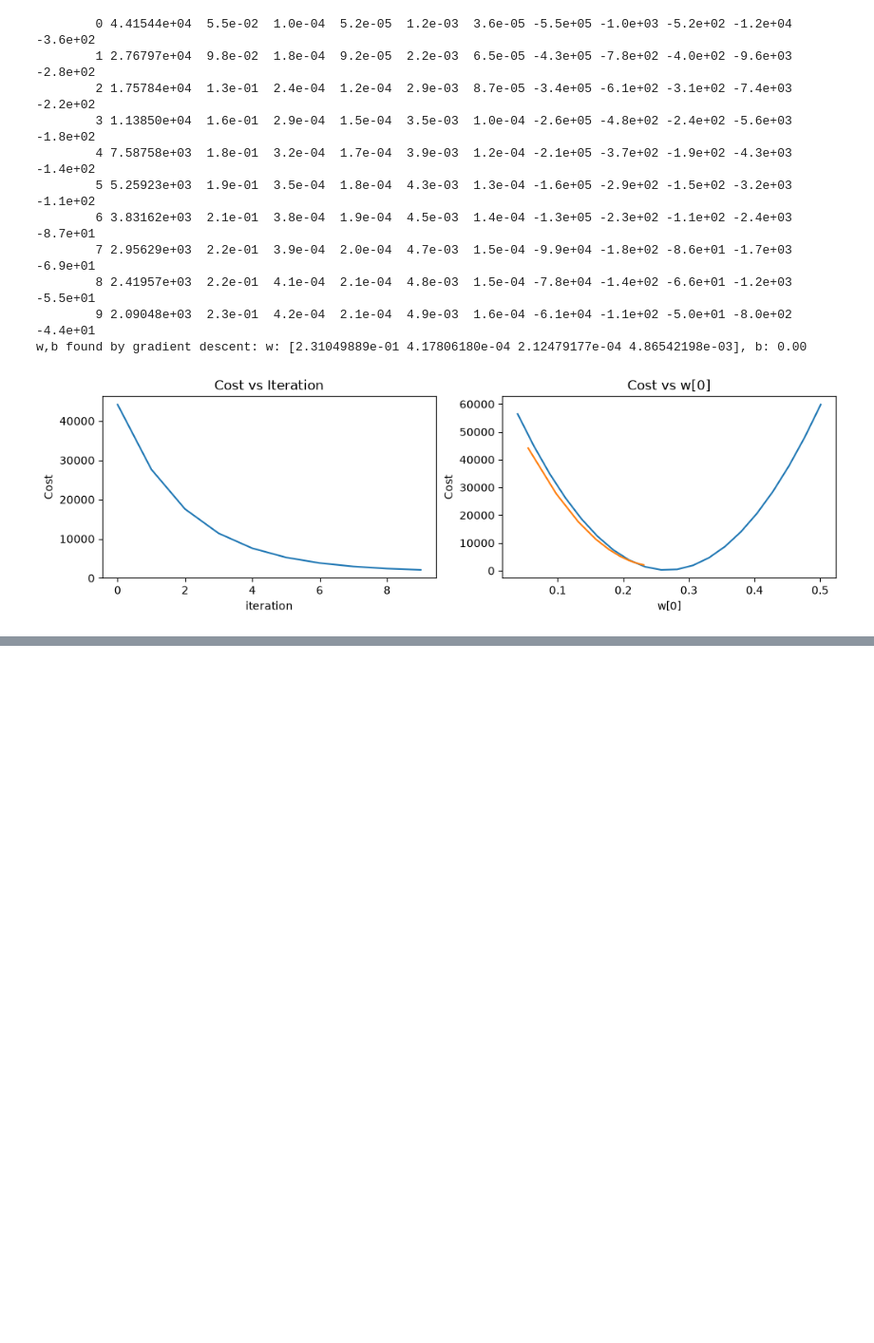
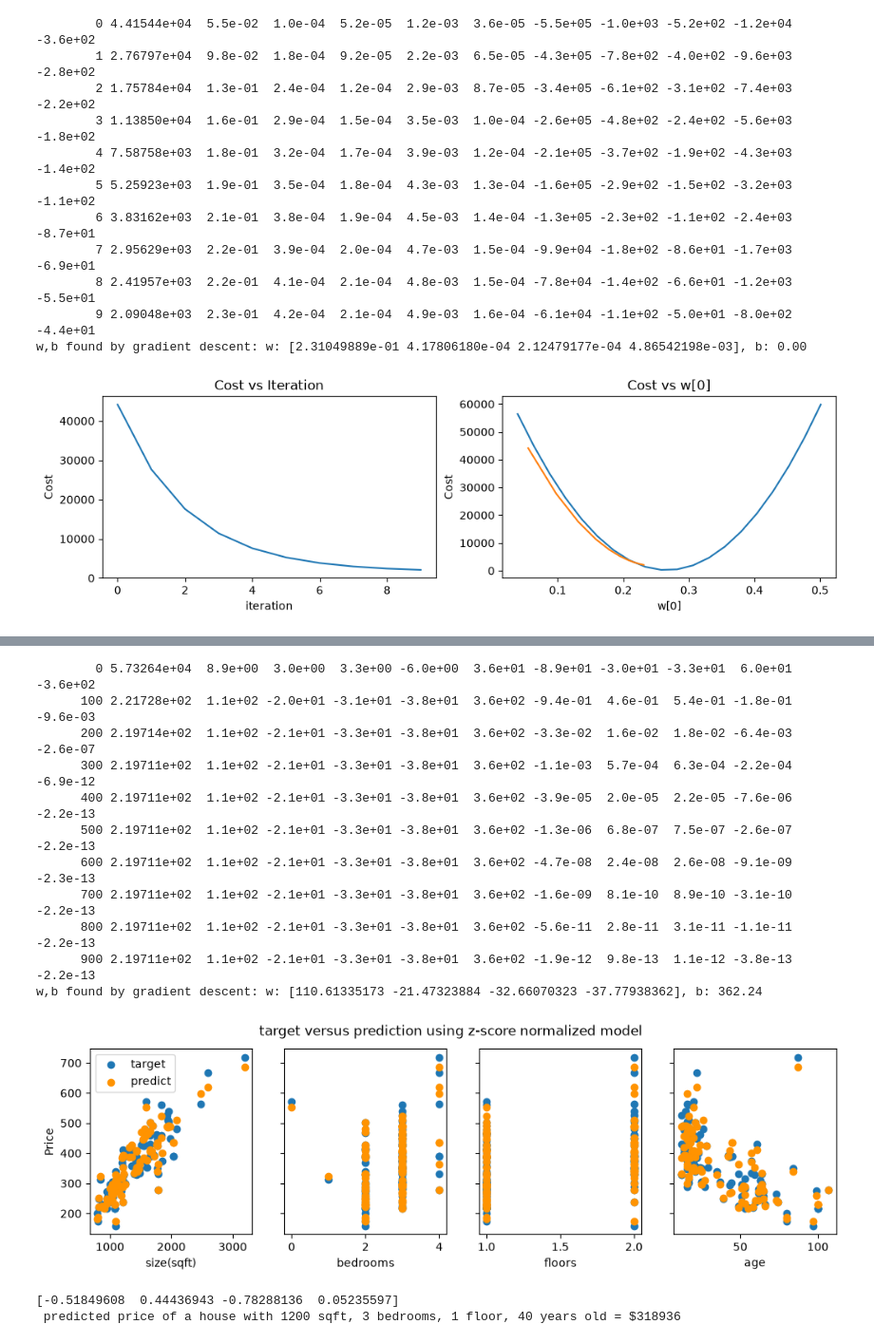
Before and after one commit to themohamedsabbah/house-price-prediction-linear-regression, a Jupyter notebook: src/visual_steps.ipynb, the cells around one changed output, grey strips where cells are left out. Shown at 95% size. Saved outputs shown, nothing was run; the diff lists cells and outputs as text; code cells hidden in the pictures; blank space fills up the shorter version.

```diff
--- a/src/visual_steps.ipynb
+++ b/src/visual_steps.ipynb
@@ -3,8 +3,10 @@ from data_loader import load_dataset
 from pathlib import Path
 import matplotlib.pyplot as plt
 
-from linear_regression import run_gradient_descent
-from plot import plot_cost_i_w
+from linear_regression import run_gradient_descent, zscore_normalize_features
+from plot import plot_cost_i_w, norm_plot
+import numpy as np
+dlc = dict(dlblue = '#0096ff', dlorange = '#FF9300', dldarkred='#C00000', dlmagenta='#FF40FF', dlpurple='#7030A0')
 # %%
 FEATURE_NAMES = ("size_sqft", "bedrooms", "floors", "age_years")
 DATA_DIR = Path.cwd() / "data"
@@ -74,0 +106,40 @@ w,b found by gradient descent: w: [2.31049889e-01 4.17806180e-04 2.12479177e-04
+# %%
+w_norm, b_norm, hist = run_gradient_descent(X_norm, y_train, 1000, 1.0e-1, )
+#predict target using normalized features
+m = X_norm.shape[0]
+yp = np.zeros(m)
+for i in range(m):
+    yp[i] = np.dot(X_norm[i], w_norm) + b_norm
+
+    # plot predictions and targets versus original features
+fig,ax=plt.subplots(1,4,figsize=(12, 3),sharey=True)
+for i in range(len(ax)):
+    ax[i].scatter(X_train[:,i],y_train, label = 'target')
+    ax[i].set_xlabel(X_features[i])
+    ax[i].scatter(X_train[:,i],yp,color=dlc["dlorange"], label = 'predict')
+ax[0].set_ylabel("Price"); ax[0].legend();
+fig.suptitle("target versus prediction using z-score normalized model")
+plt.show()
+# %% [output]
+        0 5.73264e+04  8.9e+00  3.0e+00  3.3e+00 -6.0e+00  3.6e+01 -8.9e+01 -3.0e+01 -3.3e+01  6.0e+01 -3.6e+02
+      100 2.21728e+02  1.1e+02 -2.0e+01 -3.1e+01 -3.8e+01  3.6e+02 -9.4e-01  4.6e-01  5.4e-01 -1.8e-01 -9.6e-03
+      200 2.19714e+02  1.1e+02 -2.1e+01 -3.3e+01 -3.8e+01  3.6e+02 -3.3e-02  1.6e-02  1.8e-02 -6.4e-03 -2.6e-07
+      300 2.19711e+02  1.1e+02 -2.1e+01 -3.3e+01 -3.8e+01  3.6e+02 -1.1e-03  5.7e-04  6.3e-04 -2.2e-04 -6.9e-12
+      400 2.19711e+02  1.1e+02 -2.1e+01 -3.3e+01 -3.8e+01  3.6e+02 -3.9e-05  2.0e-05  2.2e-05 -7.6e-06 -2.2e-13
+      500 2.19711e+02  1.1e+02 -2.1e+01 -3.3e+01 -3.8e+01  3.6e+02 -1.3e-06  6.8e-07  7.5e-07 -2.6e-07 -2.2e-13
+      600 2.19711e+02  1.1e+02 -2.1e+01 -3.3e+01 -3.8e+01  3.6e+02 -4.7e-08  2.4e-08  2.6e-08 -9.1e-09 -2.3e-13
+      700 2.19711e+02  1.1e+02 -2.1e+01 -3.3e+01 -3.8e+01  3.6e+02 -1.6e-09  8.1e-10  8.9e-10 -3.1e-10 -2.2e-13
+      800 2.19711e+02  1.1e+02 -2.1e+01 -3.3e+01 -3.8e+01  3.6e+02 -5.6e-11  2.8e-11  3.1e-11 -1.1e-11 -2.2e-13
+      900 2.19711e+02  1.1e+02 -2.1e+01 -3.3e+01 -3.8e+01  3.6e+02 -1.9e-12  9.8e-13  1.1e-12 -3.8e-13 -2.2e-13
+w,b found by gradient descent: w: [110.61335173 -21.47323884 -32.66070323 -37.77938362], b: 362.24
+[figure, added]
+# %%
+# First, normalize out example.
+x_house = np.array([1200, 3, 1, 40])
+x_house_norm = (x_house - X_mu) / X_sigma
+print(x_house_norm)
+x_house_predict = np.dot(x_house_norm, w_norm) + b_norm
+print(f" predicted price of a house with 1200 sqft, 3 bedrooms, 1 floor, 40 years old = ${x_house_predict*1000:0.0f}")
+# %% [output]
+[-0.51849608  0.44436943 -0.78288136  0.05235597]
+ predicted price of a house with 1200 sqft, 3 bedrooms, 1 floor, 40 years old = $318936
```
Also changed, not shown: parts of 2 cells of this notebook, 1 other file.
